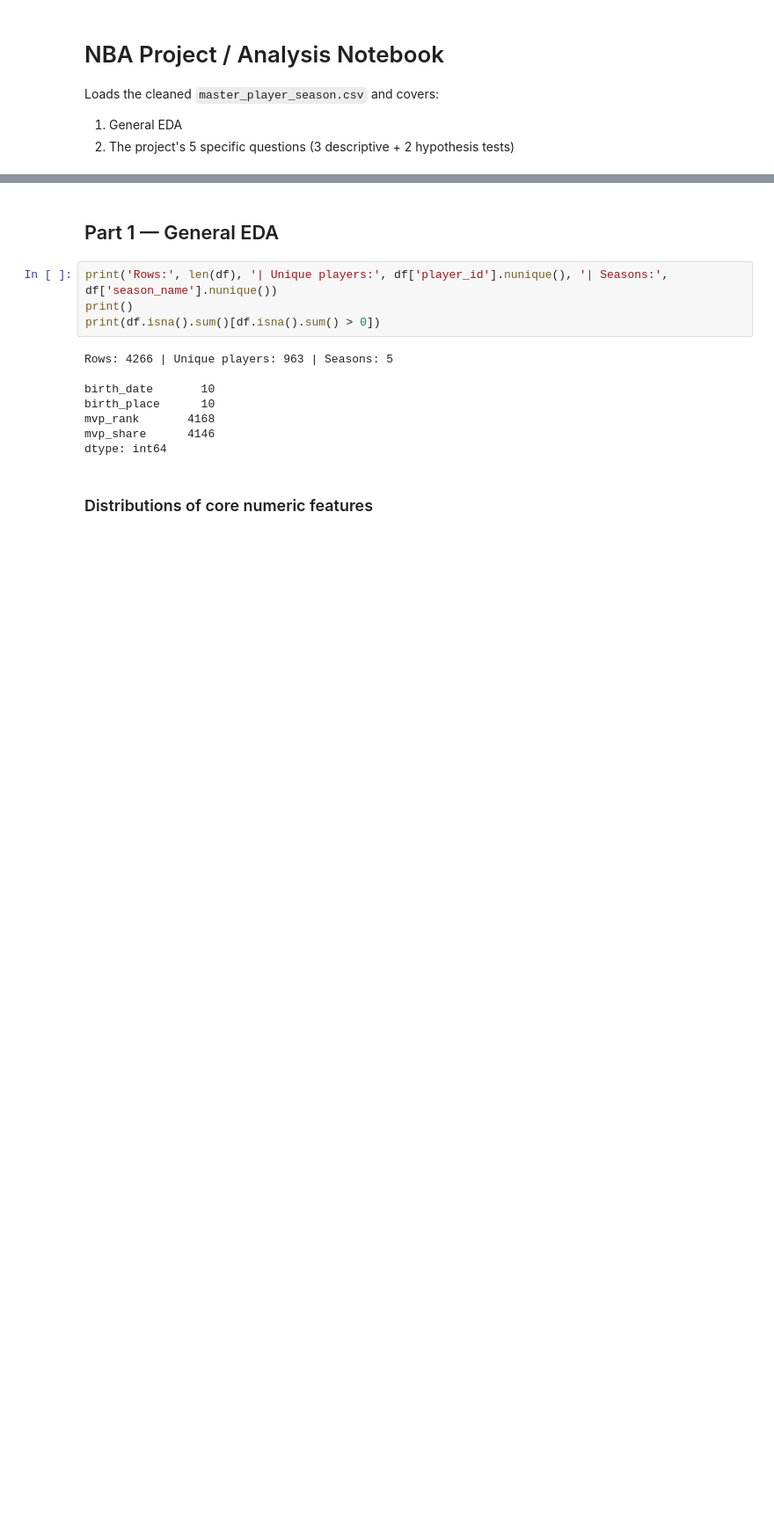
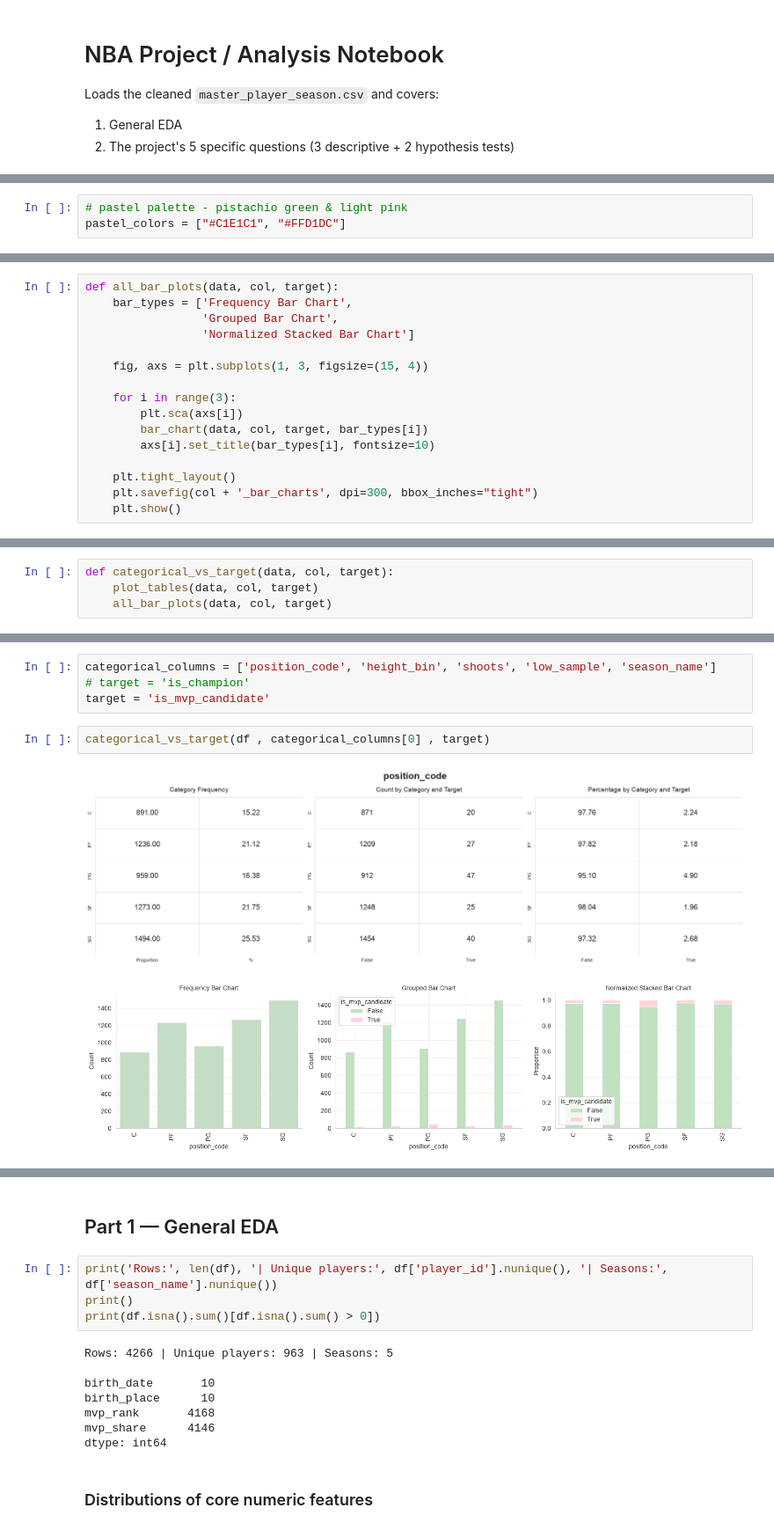
Before and after one commit to pxsa/NBA-Analysis, a Jupyter notebook: analysis/final_analysis.ipynb, the cells around one changed output, grey strips where cells are left out. Shown at 88% size. Drawn from its saved outputs; the diff is of its cells as text; blank space fills up the shorter version.

```diff
--- a/analysis/final_analysis.ipynb
+++ b/analysis/final_analysis.ipynb
@@ -28,0 +61,3 @@ df.head(3)
+# %%
+# pastel palette - pistachio green & light pink
+pastel_colors = ["#C1E1C1", "#FFD1DC"]
@@ -28,0 +152,16 @@ df.head(3)
+# %%
+def all_bar_plots(data, col, target):
+    bar_types = ['Frequency Bar Chart',
+                 'Grouped Bar Chart',
+                 'Normalized Stacked Bar Chart']
+
+    fig, axs = plt.subplots(1, 3, figsize=(15, 4))
+
+    for i in range(3):
+        plt.sca(axs[i])
+        bar_chart(data, col, target, bar_types[i])
+        axs[i].set_title(bar_types[i], fontsize=10)
+
+    plt.tight_layout()
+    plt.savefig(col + '_bar_charts', dpi=300, bbox_inches="tight")
+    plt.show()
@@ -28,0 +210,4 @@ df.head(3)
+# %%
+def categorical_vs_target(data, col, target):
+    plot_tables(data, col, target)
+    all_bar_plots(data, col, target)
@@ -28,0 +250,9 @@ df.head(3)
+# %%
+categorical_columns = ['position_code', 'height_bin', 'shoots', 'low_sample', 'season_name']
+# target = 'is_champion'
+target = 'is_mvp_candidate'
+# %%
+categorical_vs_target(df , categorical_columns[0] , target)
+# %% [output]
+[figure, added]
+[figure, added]
```
Also changed, not shown: parts of 32 cells of this notebook.
